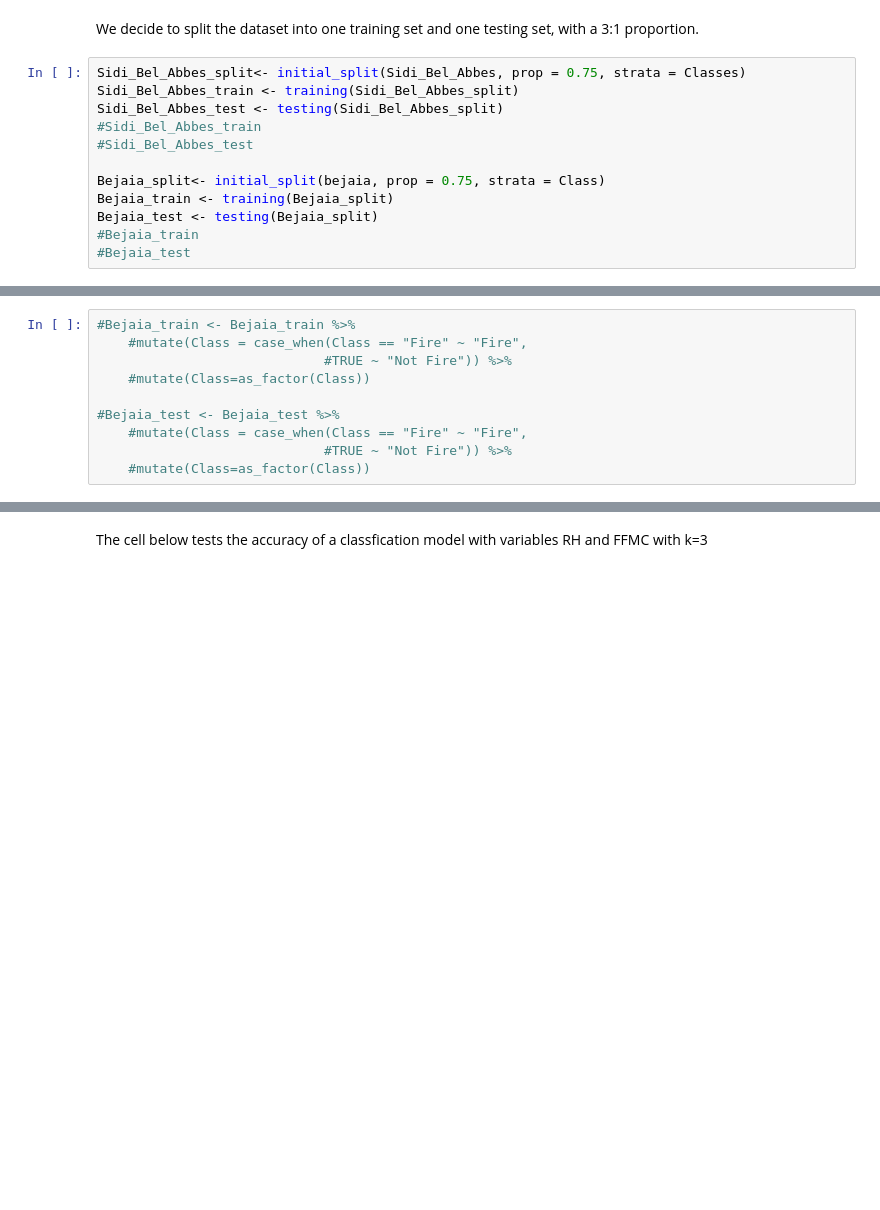
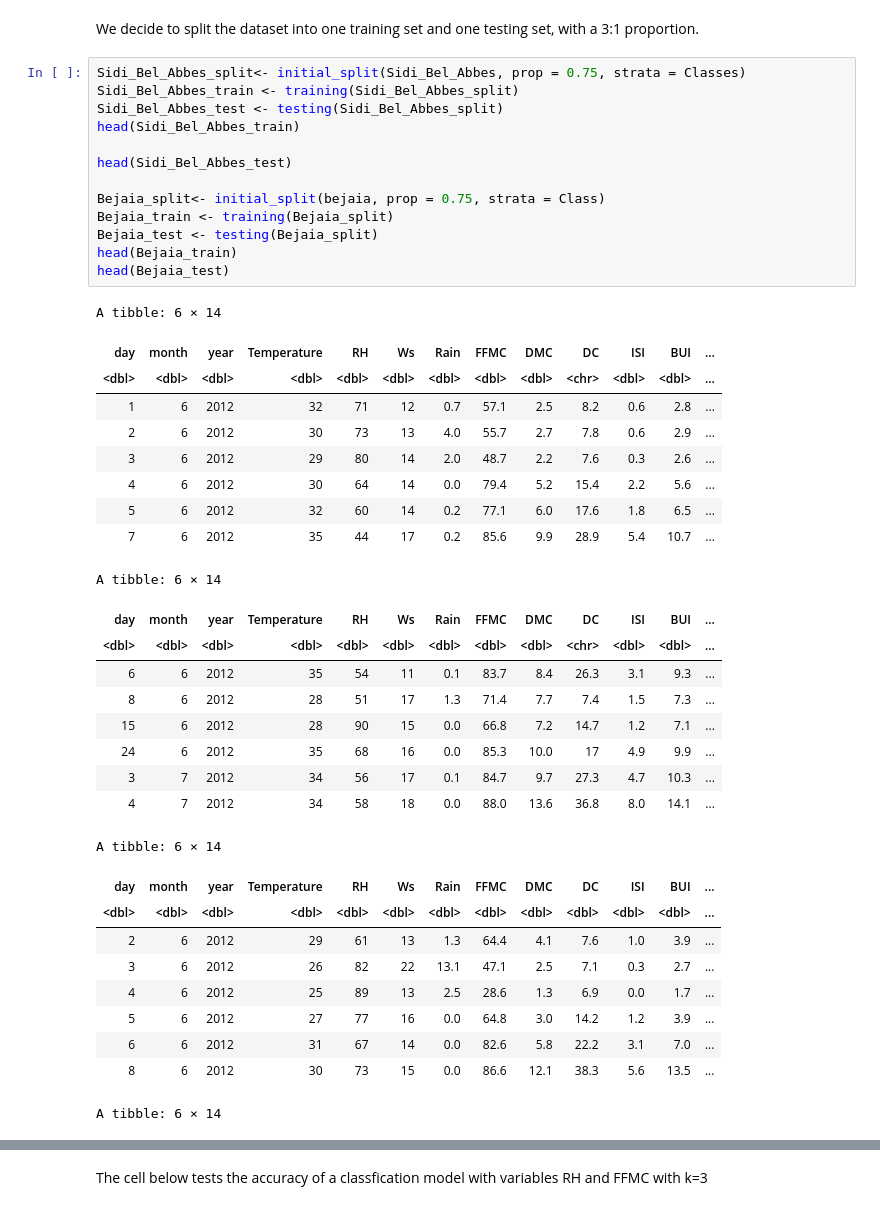
Before and after one commit to Bchau02/DSCI-100-Group-11-Project, a Jupyter notebook: Project.ipynb, the cells around one changed output, grey strips where cells are left out. Saved outputs shown, nothing was run; the diff lists cells and outputs as text; blank space fills up the shorter version.

```diff
--- a/Project.ipynb
+++ b/Project.ipynb
@@ -137,12 +97,42 @@ We decide to split the dataset into one training set and one testing set, with a
 # %%
 Sidi_Bel_Abbes_split<- initial_split(Sidi_Bel_Abbes, prop = 0.75, strata = Classes)
 Sidi_Bel_Abbes_train <- training(Sidi_Bel_Abbes_split)
 Sidi_Bel_Abbes_test <- testing(Sidi_Bel_Abbes_split)
-#Sidi_Bel_Abbes_train
-#Sidi_Bel_Abbes_test
+head(Sidi_Bel_Abbes_train)
+
+head(Sidi_Bel_Abbes_test)
 
 Bejaia_split<- initial_split(bejaia, prop = 0.75, strata = Class)
 Bejaia_train <- training(Bejaia_split)
 Bejaia_test <- testing(Bejaia_split)
-#Bejaia_train
-#Bejaia_test
+head(Bejaia_train)
+head(Bejaia_test)
+# %% [output]
+A tibble: 6 × 14
+| day | month | year | Temperature | RH | Ws | Rain | FFMC | DMC | DC | ISI | BUI | ... |
+| <dbl> | <dbl> | <dbl> | <dbl> | <dbl> | <dbl> | <dbl> | <dbl> | <dbl> | <chr> | <dbl> | <dbl> | ... |
+| 1 | 6 | 2012 | 32 | 71 | 12 | 0.7 | 57.1 | 2.5 | 8.2 | 0.6 | 2.8 | ... |
+| 2 | 6 | 2012 | 30 | 73 | 13 | 4.0 | 55.7 | 2.7 | 7.8 | 0.6 | 2.9 | ... |
+| 3 | 6 | 2012 | 29 | 80 | 14 | 2.0 | 48.7 | 2.2 | 7.6 | 0.3 | 2.6 | ... |
+| 4 | 6 | 2012 | 30 | 64 | 14 | 0.0 | 79.4 | 5.2 | 15.4 | 2.2 | 5.6 | ... |
+| 5 | 6 | 2012 | 32 | 60 | 14 | 0.2 | 77.1 | 6.0 | 17.6 | 1.8 | 6.5 | ... |
+| 7 | 6 | 2012 | 35 | 44 | 17 | 0.2 | 85.6 | 9.9 | 28.9 | 5.4 | 10.7 | ... |
+A tibble: 6 × 14
+| day | month | year | Temperature | RH | Ws | Rain | FFMC | DMC | DC | ISI | BUI | ... |
+| <dbl> | <dbl> | <dbl> | <dbl> | <dbl> | <dbl> | <dbl> | <dbl> | <dbl> | <chr> | <dbl> | <dbl> | ... |
+| 6 | 6 | 2012 | 35 | 54 | 11 | 0.1 | 83.7 | 8.4 | 26.3 | 3.1 | 9.3 | ... |
+| 8 | 6 | 2012 | 28 | 51 | 17 | 1.3 | 71.4 | 7.7 | 7.4 | 1.5 | 7.3 | ... |
+| 15 | 6 | 2012 | 28 | 90 | 15 | 0.0 | 66.8 | 7.2 | 14.7 | 1.2 | 7.1 | ... |
+| 24 | 6 | 2012 | 35 | 68 | 16 | 0.0 | 85.3 | 10.0 | 17 | 4.9 | 9.9 | ... |
+| 3 | 7 | 2012 | 34 | 56 | 17 | 0.1 | 84.7 | 9.7 | 27.3 | 4.7 | 10.3 | ... |
+| 4 | 7 | 2012 | 34 | 58 | 18 | 0.0 | 88.0 | 13.6 | 36.8 | 8.0 | 14.1 | ... |
+A tibble: 6 × 14
+| day | month | year | Temperature | RH | Ws | Rain | FFMC | DMC | DC | ISI | BUI | ... |
+| <dbl> | <dbl> | <dbl> | <dbl> | <dbl> | <dbl> | <dbl> | <dbl> | <dbl> | <dbl> | <dbl> | <dbl> | ... |
+| 2 | 6 | 2012 | 29 | 61 | 13 | 1.3 | 64.4 | 4.1 | 7.6 | 1.0 | 3.9 | ... |
+| 3 | 6 | 2012 | 26 | 82 | 22 | 13.1 | 47.1 | 2.5 | 7.1 | 0.3 | 2.7 | ... |
+| 4 | 6 | 2012 | 25 | 89 | 13 | 2.5 | 28.6 | 1.3 | 6.9 | 0.0 | 1.7 | ... |
+| 5 | 6 | 2012 | 27 | 77 | 16 | 0.0 | 64.8 | 3.0 | 14.2 | 1.2 | 3.9 | ... |
+| 6 | 6 | 2012 | 31 | 67 | 14 | 0.0 | 82.6 | 5.8 | 22.2 | 3.1 | 7.0 | ... |
+| 8 | 6 | 2012 | 30 | 73 | 15 | 0.0 | 86.6 | 12.1 | 38.3 | 5.6 | 13.5 | ... |
+A tibble: 6 × 14
@@ -149,13 +147,3 @@ Bejaia_test <- testing(Bejaia_split)
-# %%
-#Bejaia_train <- Bejaia_train %>%
-    #mutate(Class = case_when(Class == "Fire" ~ "Fire",
-                             #TRUE ~ "Not Fire")) %>%
-    #mutate(Class=as_factor(Class))
-
-#Bejaia_test <- Bejaia_test %>%
-    #mutate(Class = case_when(Class == "Fire" ~ "Fire",
-                             #TRUE ~ "Not Fire")) %>%
-    #mutate(Class=as_factor(Class))
 # %%
 Sidi_Bel_Abbes_Tem <- Sidi_Bel_Abbes_train %>%
 select(Temperature, RH, Classes)%>%
```
Also changed, not shown: parts of 10 cells of this notebook.
